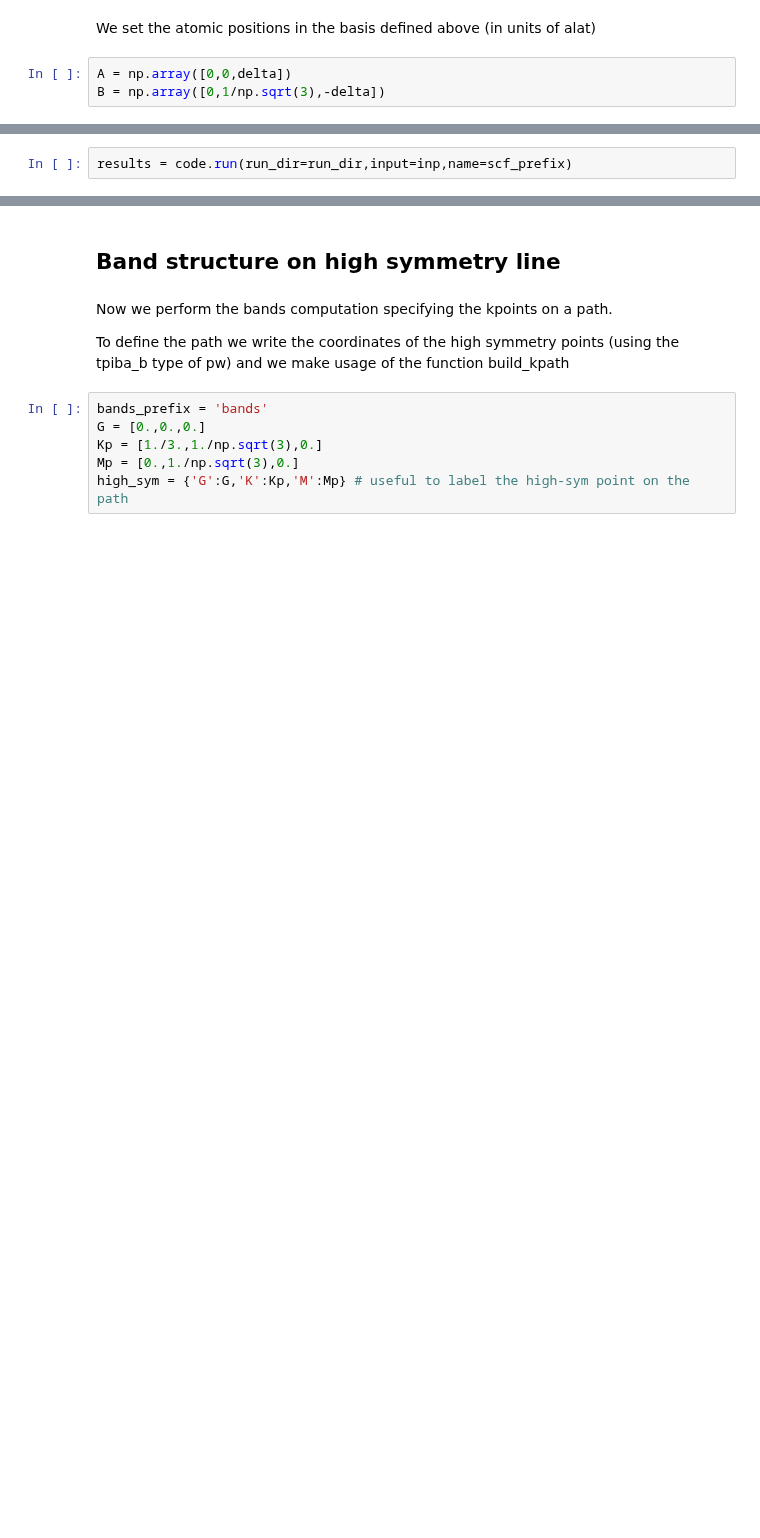
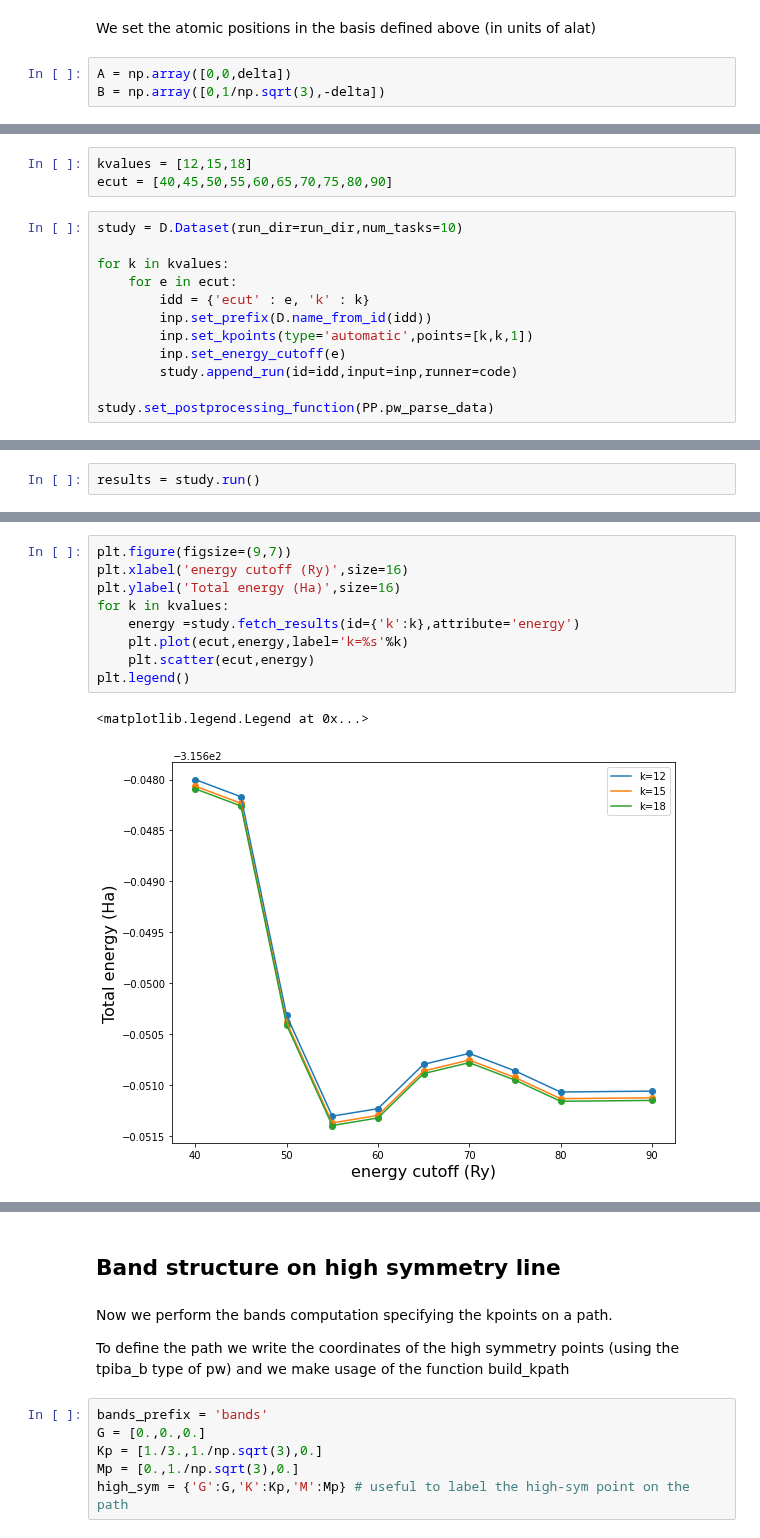
Before and after one commit to marcodalessandro76/Germanene, a Jupyter notebook: DFT_Analysis.ipynb, the cells around one changed output, grey strips where cells are left out. Drawn from its saved outputs; the diff is of its cells as text; blank space fills up the shorter version.

```diff
--- a/DFT_Analysis.ipynb
+++ b/DFT_Analysis.ipynb
@@ -239,3 +234 @@ inp
  'cell_parameters': {}}
-# %%
-results = code.run(run_dir=run_dir,input=inp,name=scf_prefix)
@@ -243,0 +242,15 @@ Skip the run of GS_converged
+# %%
+kvalues = [12,15,18]
+ecut = [40,45,50,55,60,65,70,75,80,90]
+# %%
+study = D.Dataset(run_dir=run_dir,num_tasks=10)
+
+for k in kvalues:
+    for e in ecut:
+        idd = {'ecut' : e, 'k' : k}
+        inp.set_prefix(D.name_from_id(idd))
+        inp.set_kpoints(type='automatic',points=[k,k,1])
+        inp.set_energy_cutoff(e)
+        study.append_run(id=idd,input=inp,runner=code)
+
+study.set_postprocessing_function(PP.pw_parse_data)
@@ -243,0 +259,2 @@ Skip the run of GS_converged
+# %%
+results = study.run()
@@ -243,0 +279,12 @@ Skip the run of GS_converged
+# %%
+plt.figure(figsize=(9,7))
+plt.xlabel('energy cutoff (Ry)',size=16)
+plt.ylabel('Total energy (Ha)',size=16)
+for k in kvalues:
+    energy =study.fetch_results(id={'k':k},attribute='energy')
+    plt.plot(ecut,energy,label='k=%s'%k)
+    plt.scatter(ecut,energy)
+plt.legend()
+# %% [output]
+<matplotlib.legend.Legend at 0x...>
+[figure, added]
```
Also changed, not shown: parts of 55 cells of this notebook, 1 other file.
